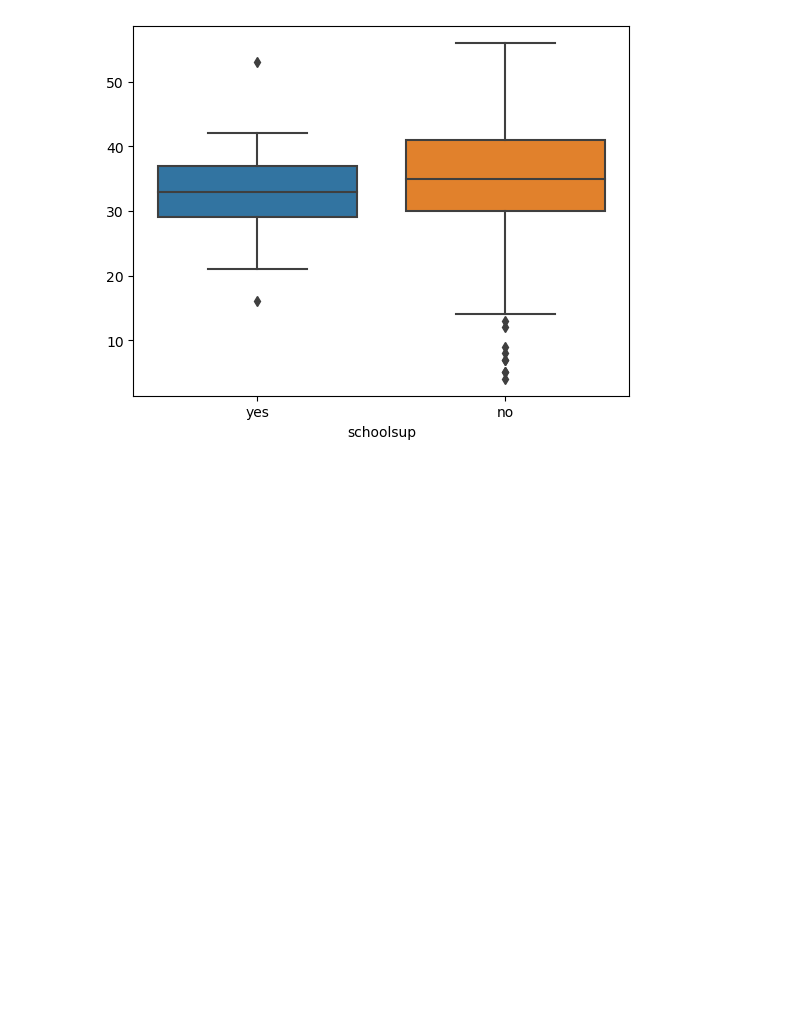
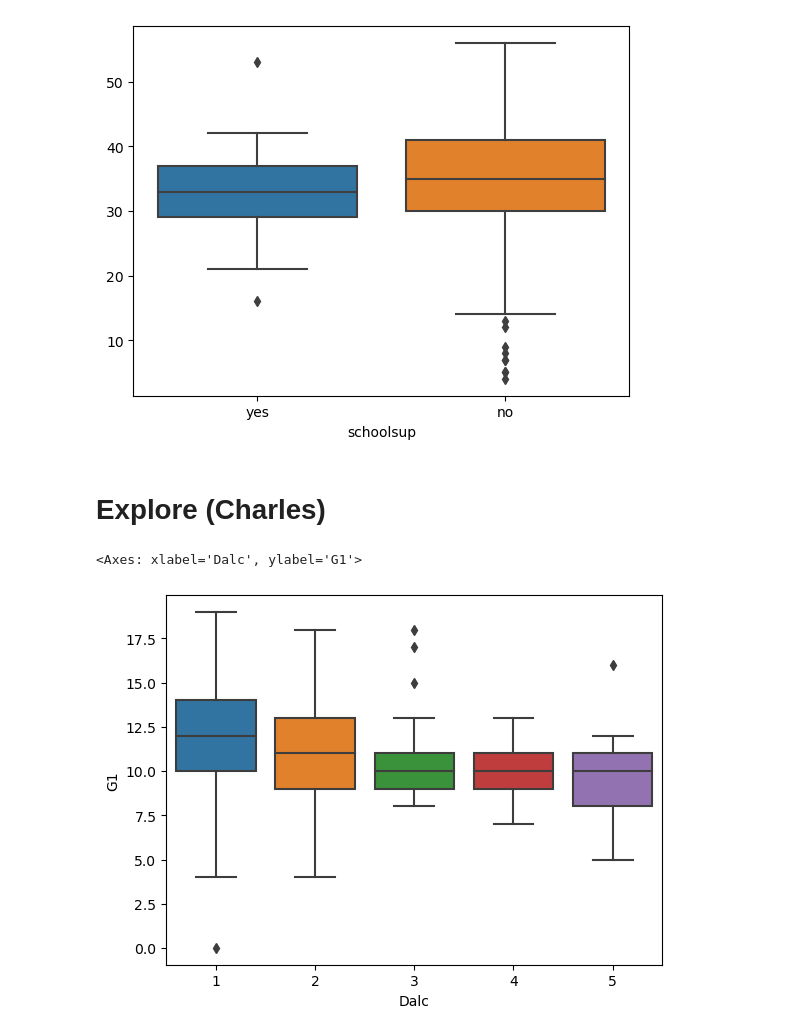
Before and after one commit to cshields164/end-of-phase1-project, a Jupyter notebook: code/01explore.ipynb, the cells around one changed output. Drawn from its saved outputs; the diff is of its cells as text; code cells hidden in the pictures; blank space fills up the shorter version.

```diff
--- a/code/01explore.ipynb
+++ b/code/01explore.ipynb
@@ -238,3 +238,11 @@ sns.boxplot (data=df_m, x=df_p["schoolsup"], y=sum_grades_p)
 # %% [output]
 <Axes: xlabel='schoolsup'>
 [figure]
+# %% [markdown]
+# Explore (Charles)
+# %%
+#Box plot demonstrating any correlation between students drinking during the week and student performance for G1
+sns.boxplot(data=df_p, y ='G1', x = 'Dalc')
+# %% [output]
+<Axes: xlabel='Dalc', ylabel='G1'>
+[figure, added]
```
Also changed, not shown: parts of 5 cells of this notebook, 3 other files.
